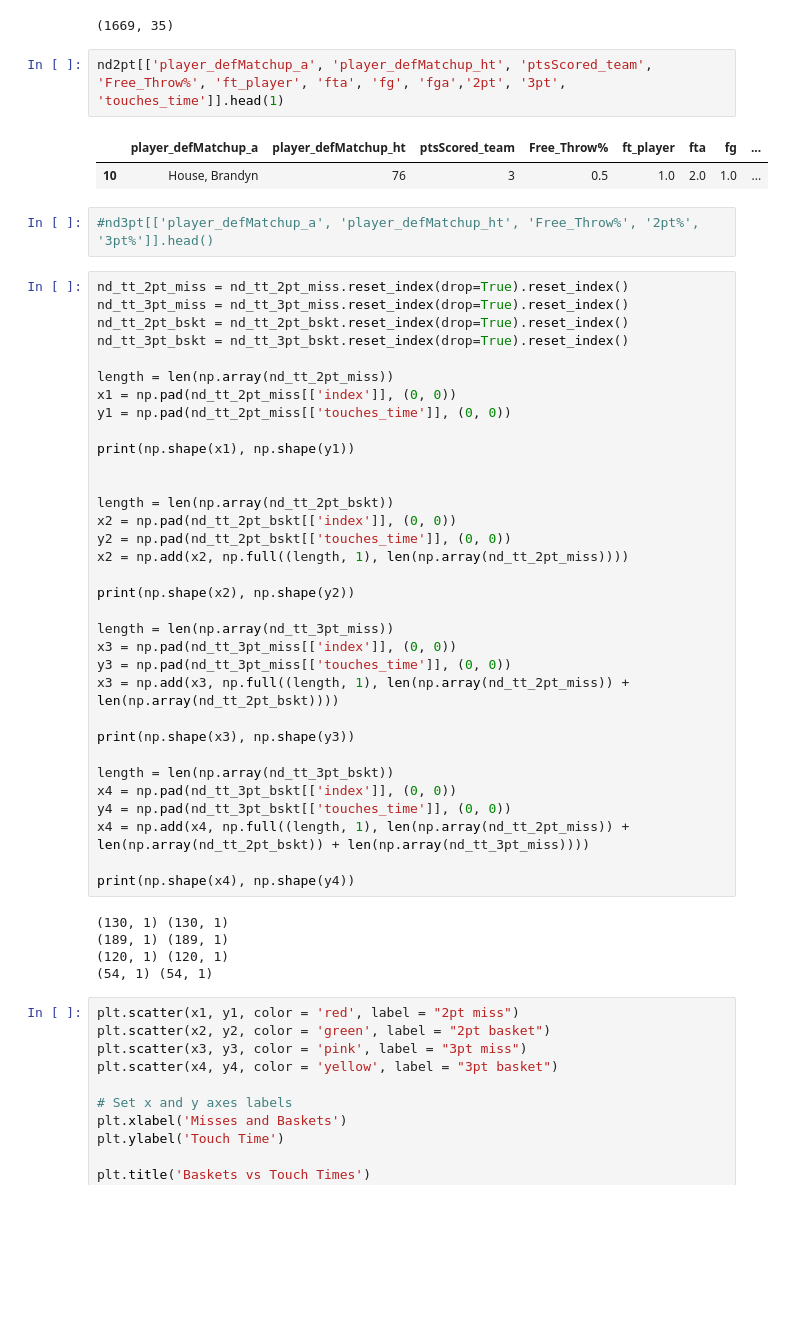
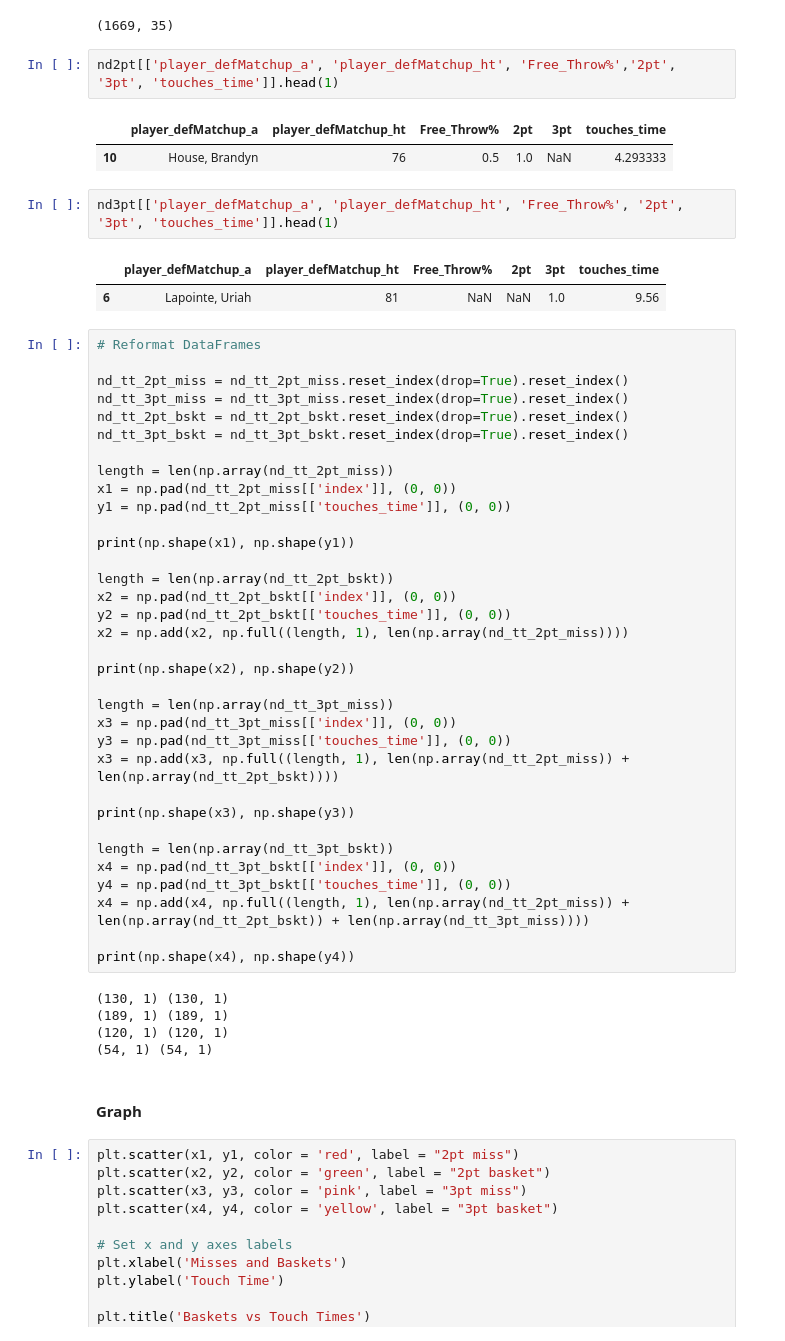
Before and after one commit to a-miller77/2023-Bucks-Hackathon, a Jupyter notebook: nading_touch_time.ipynb, the cells around one changed output. Saved outputs shown, nothing was run; the diff lists cells and outputs as text; blank space fills up the shorter version.

```diff
--- a/nading_touch_time.ipynb
+++ b/nading_touch_time.ipynb
@@ -49,13 +54,18 @@ nd_tt_3pt_bskt = nd[nd['3pt'] > 0.1]
 # %% [output]
 (1669, 35)
 # %%
-nd2pt[['player_defMatchup_a', 'player_defMatchup_ht', 'ptsScored_team', 'Free_Throw%', 'ft_player', 'fta', 'fg', 'fga','2pt', '3pt', 'touches_time']].head(1)
+nd2pt[['player_defMatchup_a', 'player_defMatchup_ht', 'Free_Throw%','2pt', '3pt', 'touches_time']].head(1)
 # %% [output]
-|  | player_defMatchup_a | player_defMatchup_ht | ptsScored_team | Free_Throw% | ft_player | fta | fg | ... |
-| 10 | House, Brandyn | 76 | 3 | 0.5 | 1.0 | 2.0 | 1.0 | ... |
+|  | player_defMatchup_a | player_defMatchup_ht | Free_Throw% | 2pt | 3pt | touches_time |
+| 10 | House, Brandyn | 76 | 0.5 | 1.0 | NaN | 4.293333 |
 # %%
-#nd3pt[['player_defMatchup_a', 'player_defMatchup_ht', 'Free_Throw%', '2pt%', '3pt%']].head()
+nd3pt[['player_defMatchup_a', 'player_defMatchup_ht', 'Free_Throw%', '2pt', '3pt', 'touches_time']].head(1)
+# %% [output]
+|  | player_defMatchup_a | player_defMatchup_ht | Free_Throw% | 2pt | 3pt | touches_time |
+| 6 | Lapointe, Uriah | 81 | NaN | NaN | 1.0 | 9.56 |
 # %%
+# Reformat DataFrames
+
 nd_tt_2pt_miss = nd_tt_2pt_miss.reset_index(drop=True).reset_index()
 nd_tt_3pt_miss = nd_tt_3pt_miss.reset_index(drop=True).reset_index()
 nd_tt_2pt_bskt = nd_tt_2pt_bskt.reset_index(drop=True).reset_index()
@@ -66,7 +76,6 @@ x1 = np.pad(nd_tt_2pt_miss[['index']], (0, 0))
 y1 = np.pad(nd_tt_2pt_miss[['touches_time']], (0, 0))
 
 print(np.shape(x1), np.shape(y1))
-
 
 length = len(np.array(nd_tt_2pt_bskt))
 x2 = np.pad(nd_tt_2pt_bskt[['index']], (0, 0))
@@ -93,6 +102,8 @@ print(np.shape(x4), np.shape(y4))
 (189, 1) (189, 1)
 (120, 1) (120, 1)
 (54, 1) (54, 1)
+# %% [markdown]
+#### Graph
 # %%
 plt.scatter(x1, y1, color = 'red', label = "2pt miss")
 plt.scatter(x2, y2, color = 'green', label = "2pt basket")
```
Also changed, not shown: parts of 8 cells of this notebook, 1 other file.
